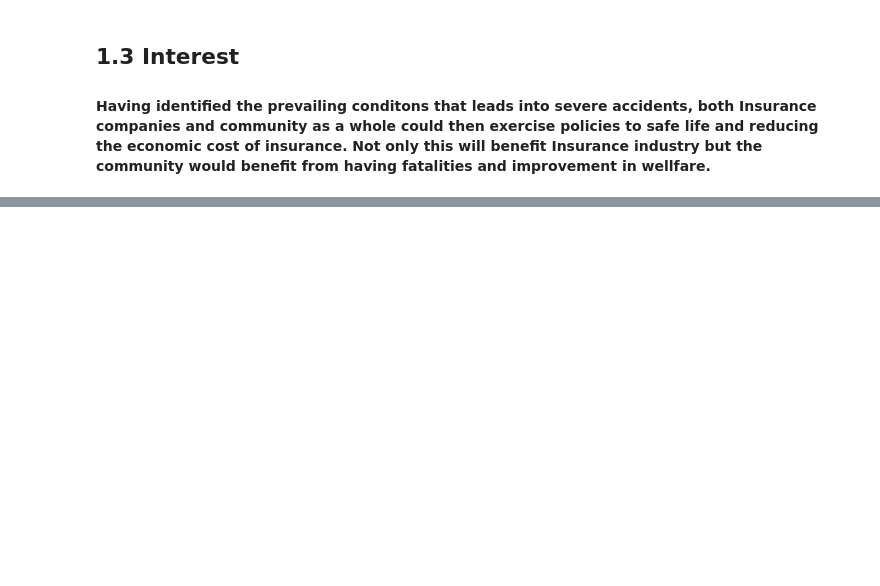
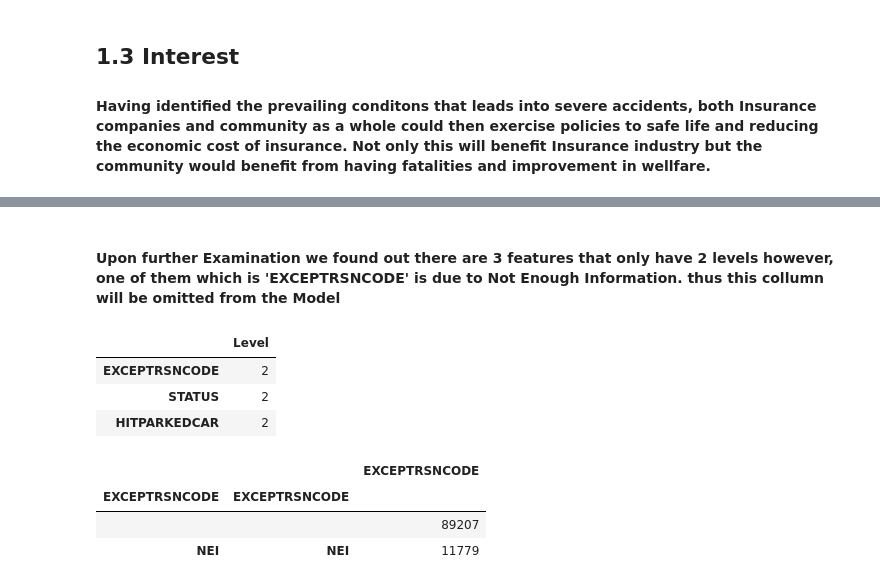
Before and after one commit to adityabudiwinata/Coursera_Capstone, a Jupyter notebook: Accident_Severity_Analysis.ipynb, the cells around one changed output, grey strips where cells are left out. Cells and saved outputs as stored; diff of their text form; code cells hidden in the pictures; blank space fills up the shorter version.

```diff
--- a/Accident_Severity_Analysis.ipynb
+++ b/Accident_Severity_Analysis.ipynb
@@ -92,0 +100,18 @@ Saving to: ‘TenYearSummary.pdf’
+# %% [markdown]
+#### Upon further Examination we found out there are 3 features that only have 2 levels however, one of them which is 'EXCEPTRSNCODE' is due to Not Enough Information. thus this collumn will be omitted from the Model
+# %%
+df_col_desc = pd.DataFrame(df_col.nunique(),columns=['Level'])
+df_col_desc.sort_values(by=['Level']).iloc[4:7, 0:1]
+# %% [output]
+|  | Level |
+| EXCEPTRSNCODE | 2 |
+| STATUS | 2 |
+| HITPARKEDCAR | 2 |
+# %%
+df_col_EXCEPTRSNCODE = pd.DataFrame(df_col.groupby(['EXCEPTRSNCODE'])['EXCEPTRSNCODE'].value_counts())
+df_col_EXCEPTRSNCODE.head()
+# %% [output]
+|  |  | EXCEPTRSNCODE |
+| EXCEPTRSNCODE | EXCEPTRSNCODE |  |
+|  |  | 89207 |
+| NEI | NEI | 11779 |
```
Also changed, not shown: parts of 19 cells of this notebook.
